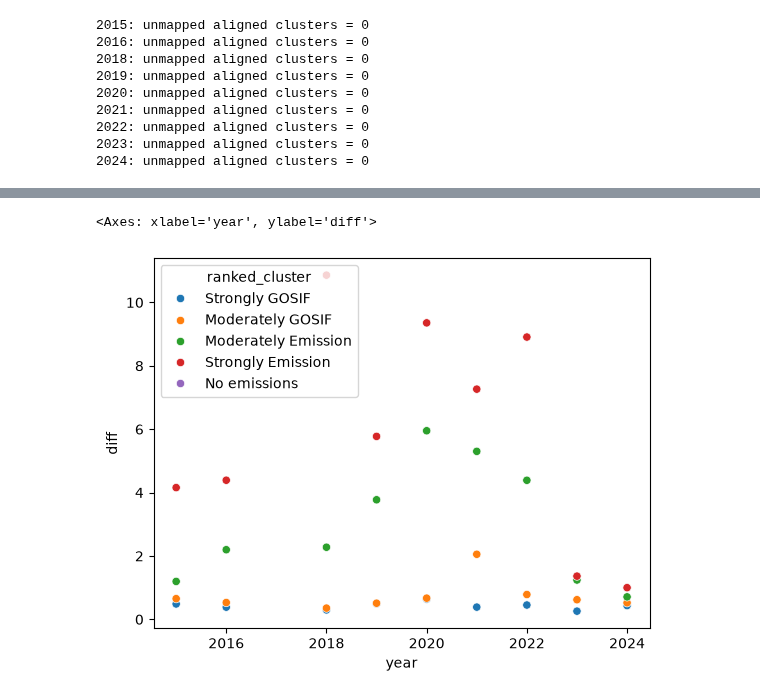
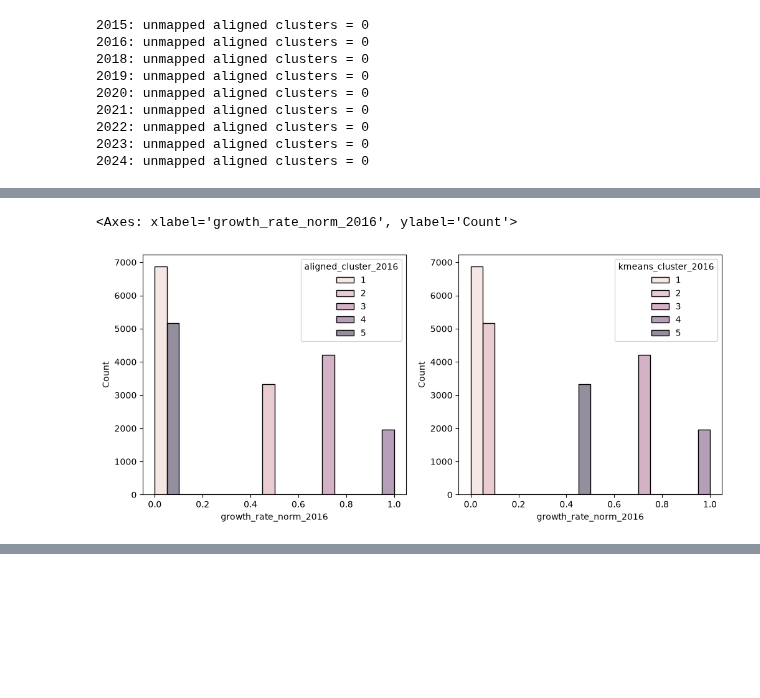
Before and after one commit to ghg-ai-lab-complexity72-dev/complexity72_2026, a Jupyter notebook: all_clusters_normalized_comparisson.ipynb, the cells around one changed output, grey strips where cells are left out. Drawn from its saved outputs; the diff is of its cells as text; code cells hidden in the pictures; blank space fills up the shorter version.

Commit message:
Cluster plots Darja final?

```diff
--- a/all_clusters_normalized_comparisson.ipynb
+++ b/all_clusters_normalized_comparisson.ipynb
@@ -493,0 +507,39 @@ for year in years:
+# %%
+vars_to_map = ["emission", "growth_rate", "gosif", "emission_norm", "gosif_norm", "growth_rate_norm", "diff"]
+
+all_points_not_aligned_mapped = all_points_not_aligned[[
+    col for col in all_points_not_aligned.columns
+    if not any(col.startswith(f"{var_name}_") for var_name in vars_to_map)
+ ]].copy()
+
+for year in years:
+    col_of_points = f"kmeans_cluster_{year}"
+    if col_of_points not in all_points_not_aligned_mapped.columns:
+        continue
+
+    cluster_info = clusters_not_aligned[clusters_not_aligned["year"] == year].copy()
+
+    required = ["cluster"] + vars_to_map
+    missing = [col for col in required if col not in cluster_info.columns]
+    if missing:
+        print(f"Skipping {year}, missing columns: {missing}")
+        continue
+
+    map_df = (
+        cluster_info[required]
+        .groupby("cluster", as_index=False)
+        .mean(numeric_only=True)
+    )
+
+    all_points_not_aligned_mapped[col_of_points] = pd.to_numeric(
+        all_points_not_aligned_mapped[col_of_points], errors="coerce"
+    )
+    map_df["cluster"] = pd.to_numeric(map_df["cluster"], errors="coerce")
+
+    for var_name in vars_to_map:
+        value_map = dict(zip(map_df["cluster"], map_df[var_name]))
+        all_points_not_aligned_mapped[f"{var_name}_{year}"] = (
+            all_points_not_aligned_mapped[col_of_points].map(value_map)
+        )
+
+all_points_not_aligned_mapped.head()
@@ -494,3 +556,10 @@ for year in years:
+# %%
+fig,axs = plt.subplots(1,2,figsize=(12,5))
+sns.histplot(data=all_points_aligned, x="growth_rate_norm_2016", hue="aligned_cluster_2016", fill=True, common_norm=False, alpha=0.5,ax=axs[0])
+sns.histplot(data=all_points_not_aligned_mapped, x="growth_rate_norm_2016", hue="kmeans_cluster_2016", fill=True, common_norm=False, alpha=0.5,ax=axs[1])
+# %% [output]
+<Axes: xlabel='growth_rate_norm_2016', ylabel='Count'>
+[figure, added]
 # %%
 all_points_aligned.head()
 # %% [output]
@@ -503,10 +572,3 @@ all_points_aligned.head()
 5 rows × 84 columns
 # %%
 all_points_aligned.to_csv("C:/Users/darja/Complexity72h/complexity72_2026/clustering/kmeans_classified_points_all_years_aligned.csv", index=False)
-# %%
-import seaborn as sns
-
-sns.scatterplot(data=cluster_infos, y='diff', x='year',hue='ranked_cluster',palette='tab10')
-# %% [output]
-<Axes: xlabel='year', ylabel='diff'>
-[figure, removed]
```
Also changed, not shown: parts of 19 cells of this notebook, 9 other files.
